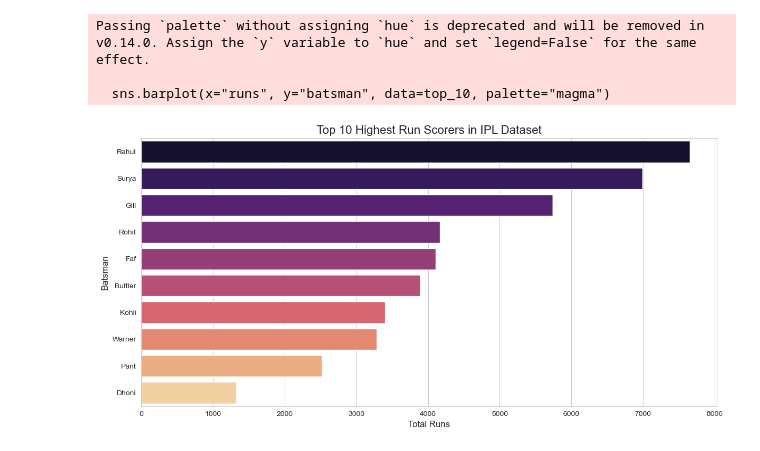
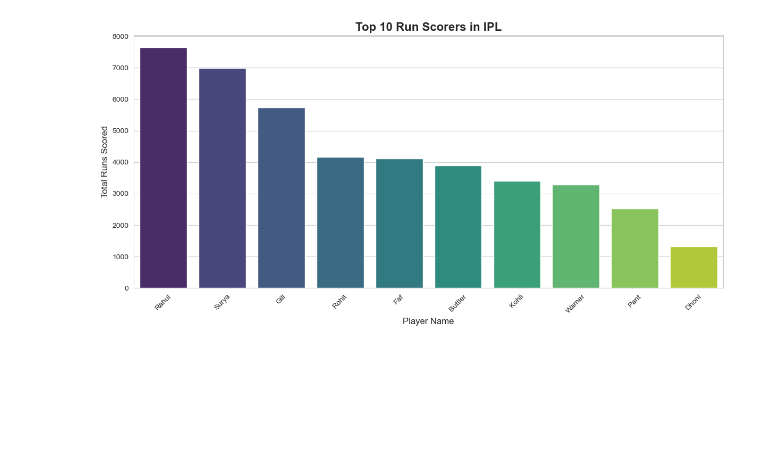
Before and after one commit to Rohan220402/IPL-Data-Visualization-Sprint, a Jupyter notebook: top10_highest_scores.ipynb, the cells around one changed output. Cells and saved outputs as stored; diff of their text form; code cells hidden in the pictures; blank space fills up the shorter version.

```diff
--- a/top10_highest_scores.ipynb
+++ b/top10_highest_scores.ipynb
@@ -9,22 +9,33 @@ ipl_df = pd.read_csv("ipl_dataset_expanded_900.csv")
 # %%
-# Step 3: Group by 'batsman' and sum up the 'runs'
-batsman_runs = ipl_df.groupby("batsman")["runs"].sum().sort_values(ascending=False)
+# Step 3: Process the data to get total runs by each batsman
+player_runs = ipl_df.groupby("batsman")["runs"].sum().sort_values(ascending=False)
 # %%
-# Step 4: Get Top 10 Batsmen
-top_10 = batsman_runs.head(10).reset_index()
+# Step 4: Extract top 10 run scorers and reset index for plotting
+top_10 = player_runs.head(10).reset_index()
+top_10.columns = ['Player', 'Total Runs']  # Renaming columns for clarity
 # %%
-# Step 5: Plot using Seaborn
-plt.figure(figsize=(12,6))
+# Step 5: Set a clean visual style using Seaborn
 sns.set_style("whitegrid")
-sns.barplot(x="runs", y="batsman", data=top_10, palette="magma")
-
-plt.title("Top 10 Highest Run Scorers in IPL Dataset", fontsize=16)
-plt.xlabel("Total Runs", fontsize=12)
-plt.ylabel("Batsman", fontsize=12)
-plt.tight_layout()
-plt.show()
-# %% [output]
-Passing `palette` without assigning `hue` is deprecated and will be removed in v0.14.0. Assign the `y` variable to `hue` and set `legend=False` for the same effect.
-
-  sns.barplot(x="runs", y="batsman", data=top_10, palette="magma")
-[figure, removed]
+# %%
+# Step 7 (Final): Plot bar chart with proper formatting and no warnings
+
+plt.figure(figsize=(12, 6))  # Set figure size
+
+# Use 'hue' to apply palette without warning, and hide redundant legend
+barplot = sns.barplot(data=top_10, x="Player", y="Total Runs", hue="Player", palette="viridis", legend=False)
+
+# Add title and axis labels
+plt.title("Top 10 Run Scorers in IPL", fontsize=16, fontweight="bold")
+plt.xlabel("Player Name", fontsize=12)
+plt.ylabel("Total Runs Scored", fontsize=12)
+
+# Rotate x-axis labels
+plt.xticks(rotation=45)
+
+# Adjust layout
+plt.tight_layout()
+
+# Show the final plot
+plt.show()
+# %% [output]
+[figure, added]
```
Also changed, not shown: parts of 2 cells of this notebook.
